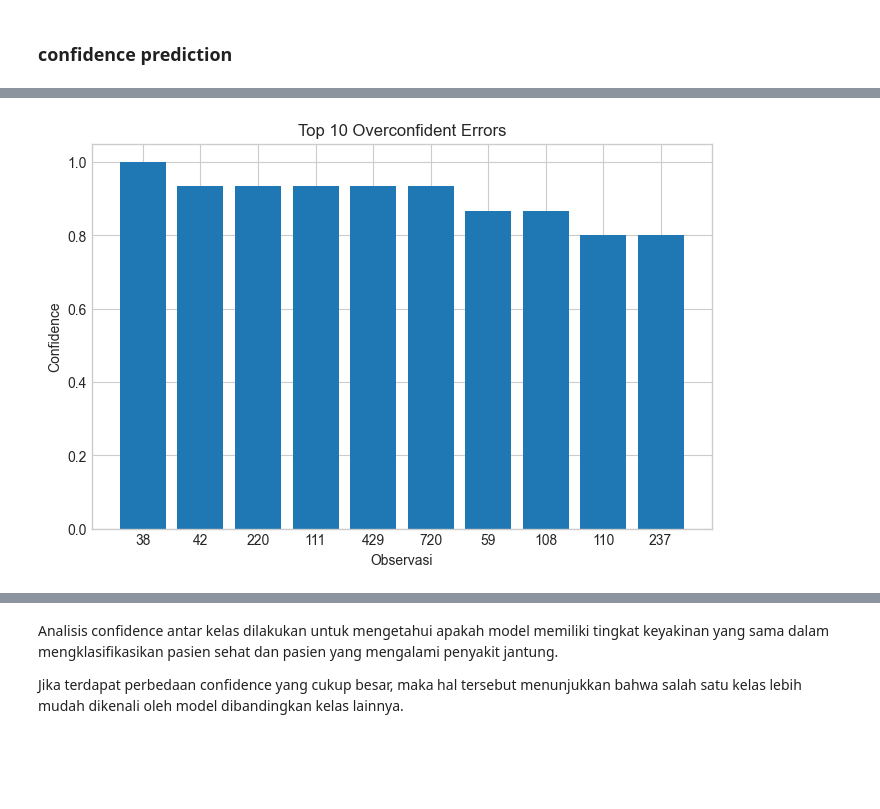
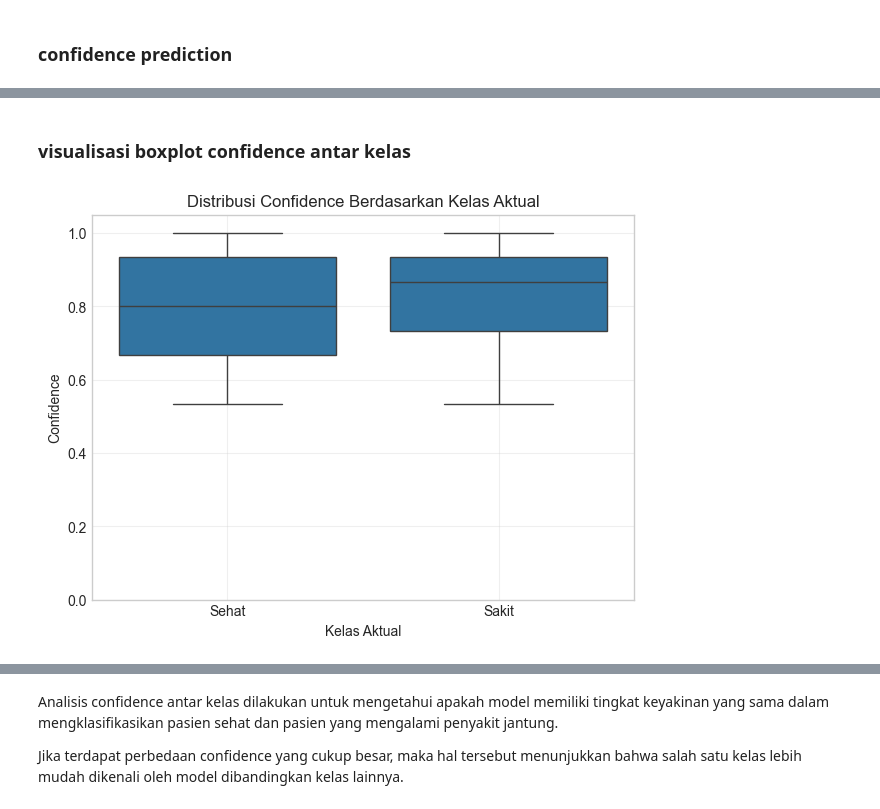
Before and after one commit to Farel-hagasa/early-detection-of-heart-disease-with-machine-learning, a Jupyter notebook: heart_desease.ipynb, the cells around one changed output, grey strips where cells are left out. Drawn from its saved outputs; the diff is of its cells as text; code cells hidden in the pictures; blank space fills up the shorter version.

```diff
--- a/heart_desease.ipynb
+++ b/heart_desease.ipynb
@@ -1126,7 +1127,8 @@ nb_grid = GridSearchCV(
     param_grid=nb_params,
     cv=cv,
     scoring='f1',
-    n_jobs=-1
+    n_jobs=-1,
+    return_train_score= True
 )
 
 nb_grid.fit(X, y)
@@ -1775,19 +2375,21 @@ Top 10 Overconfident Errors
+# %% [markdown]
+### visualisasi boxplot confidence antar kelas
 # %%
-import matplotlib.pyplot as plt
+plt.figure(figsize=(7,5))
 
-top_errors = wrong_pred.head(10)
-
-plt.figure(figsize=(8,5))
-plt.bar(
-    top_errors.index.astype(str),
-    top_errors['Confidence']
+sns.boxplot(
+    data=conf_df,
+    x='Actual_Label',
+    y='Confidence'
 )
 
-plt.title('Top 10 Overconfident Errors')
-plt.xlabel('Observasi')
+plt.title('Distribusi Confidence Berdasarkan Kelas Aktual')
+plt.xlabel('Kelas Aktual')
 plt.ylabel('Confidence')
 plt.ylim(0,1.05)
 
+plt.grid(alpha=0.3)
+
 plt.show()
 # %% [output]
-[figure, old version]
+[figure, new version]
```
Also changed, not shown: parts of 69 cells of this notebook.
